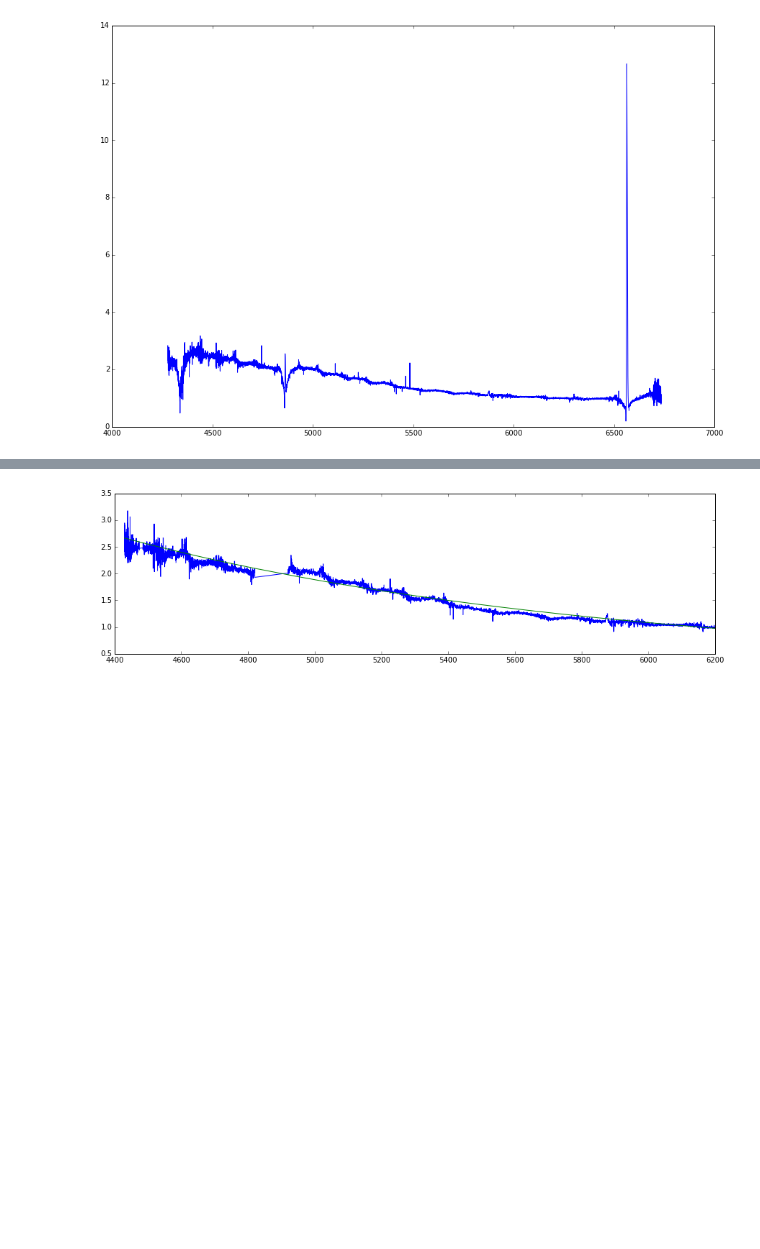
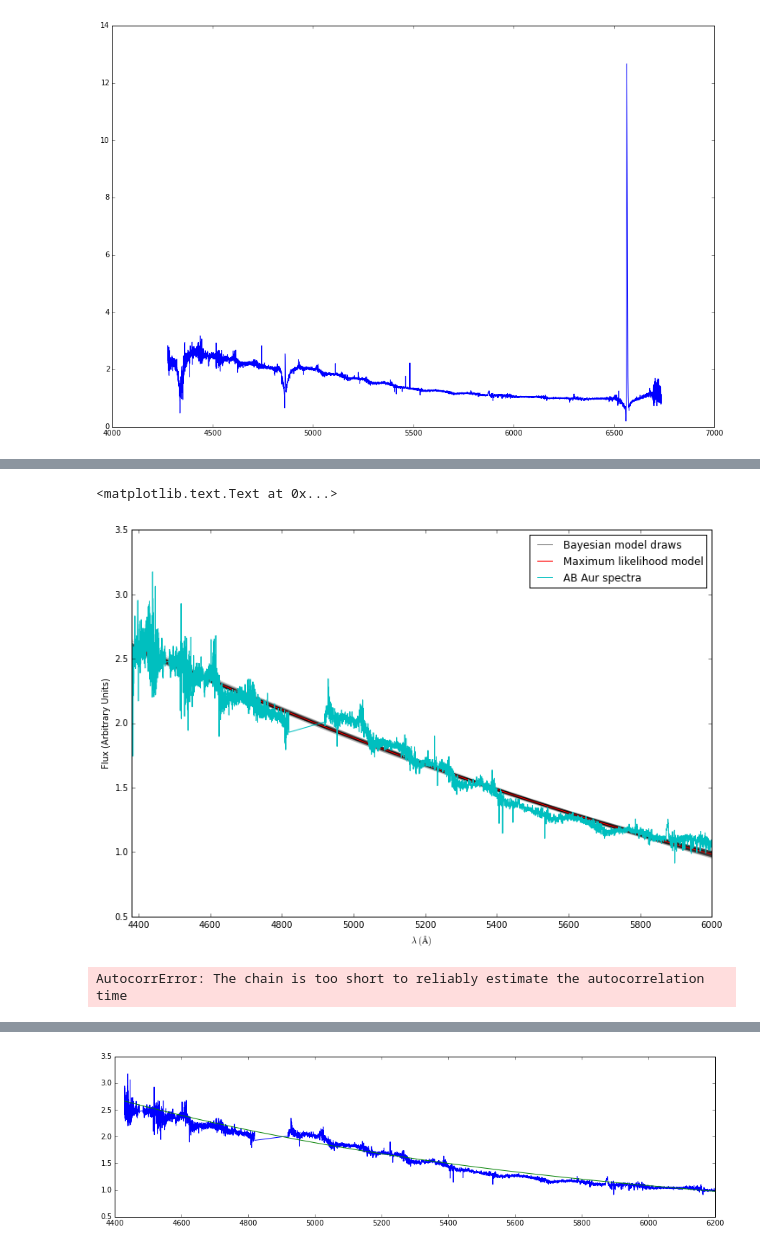
Before and after one commit to saint-germain/espectros-andes, a Jupyter notebook: continuo.ipynb, the cells around one changed output, grey strips where cells are left out. Saved outputs shown, nothing was run; the diff lists cells and outputs as text; code cells hidden in the pictures; blank space fills up the shorter version.

```diff
--- a/continuo.ipynb
+++ b/continuo.ipynb
@@ -117,0 +130,38 @@ Teff,RErrT,RErrA= 17133.6509477 7.70721869236 14.4825476673
+# %%
+plt.figure(figsize=(12,8))
+for t, a,b in samplesli[np.random.randint(len(samplesli), size=100)]:
+    plt.plot(xl, bbody(xl, t, a,b), color="k", alpha=0.1)
+plt.plot(xl, bbody(xl, T_ml, A_ml,B_ml), color="k", alpha=0.5,label="Bayesian model draws")
+plt.plot(xl, bbody(xl, T_ml, A_ml,B_ml), color="r",label="Maximum likelihood model")
+#plt.plot(xl, bbody(xl, meanestli[0], meanestli[1]-0.03,meanestli[2]), color="r", lw=2, alpha=0.8,label="Best (frequentist) model")
+plt.plot(x,y,c='c',label="AB Aur spectra")
+#AAA=samplesli[np.random.randint(len(samplesli), size=len(x))]
+#yy_siml=AAA[:,0]*x+AAA[:,1]
+#plt.scatter(x,yy_siml,c='y')
+plt.xlim(x.min(),)
+plt.legend()
+plt.xlim(l.min(),l.max())
+plt.xlabel(r'$\lambda\ (\AA)$')
+plt.ylabel(r'Flux (Arbitrary Units)')
+# %% [output]
+<matplotlib.text.Text at 0x...>
+[figure, added]
+# %%
+for j in range(3):
+    autocorr=[]
+    for i in range(100):
+        autocorr.append(emcee.autocorr.integrated_time(sampler.chain[i,:,j],c=5))
+    autocorr=np.asarray(autocorr)
+    plt.hist(autocorr,alpha=0.5)
+
+    print autocorr.mean(),autocorr.std()
+plt.xlabel("Autocorrelation time (steps)")
+plt.ylabel("Frequency")
+plt.legend(
+           ['T','A','B',],
+           scatterpoints=1,
+           loc='upper right',
+           ncol=4,
+           fontsize=11)
+# %% [output]
+AutocorrError: The chain is too short to reliably estimate the autocorrelation time
```
Also changed, not shown: parts of 61 cells of this notebook, 7 other files.
